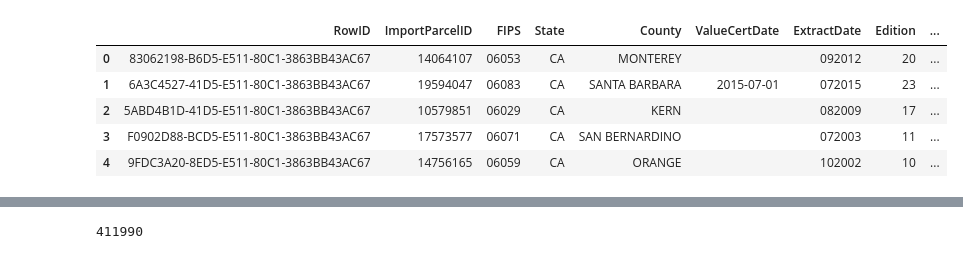
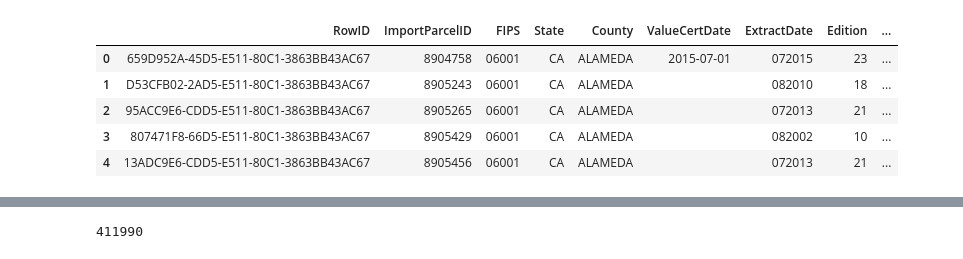
Before and after one commit to brianhtruong/cci_research, a Jupyter notebook: summer_2018/eml_ztrax/Quantifying Tenant Protection.ipynb, the cells around one changed output, grey strips where cells are left out. Saved outputs shown, nothing was run; the diff lists cells and outputs as text; code cells hidden in the pictures.

```diff
--- a/summer_2018/eml_ztrax/Quantifying Tenant Protection.ipynb
+++ b/summer_2018/eml_ztrax/Quantifying Tenant Protection.ipynb
@@ -37,17 +55,18 @@ sqlite_engine.table_names()
 # %%
 # Work on sample table for now. sample contains a Simple Random Sample of main_bldg of size 100,000
 sql_expr = """
-SELECT * FROM sample;
+SELECT * FROM sample
+GROUP BY ImportParcelID;
 """
 sample = pd.read_sql(sql_expr, sqlite_engine)
 sample.head()
 # %% [output]
 |  | RowID | ImportParcelID | FIPS | State | County | ValueCertDate | ExtractDate | Edition | ... |
-| 0 | 83062198-B6D5-E511-80C1-3863BB43AC67 | 14064107 | 06053 | CA | MONTEREY |  | 092012 | 20 | ... |
-| 1 | 6A3C4527-41D5-E511-80C1-3863BB43AC67 | 19594047 | 06083 | CA | SANTA BARBARA | 2015-07-01 | 072015 | 23 | ... |
-| 2 | 5ABD4B1D-41D5-E511-80C1-3863BB43AC67 | 10579851 | 06029 | CA | KERN |  | 082009 | 17 | ... |
-| 3 | F0902D88-BCD5-E511-80C1-3863BB43AC67 | 17573577 | 06071 | CA | SAN BERNARDINO |  | 072003 | 11 | ... |
-| 4 | 9FDC3A20-8ED5-E511-80C1-3863BB43AC67 | 14756165 | 06059 | CA | ORANGE |  | 102002 | 10 | ... |
+| 0 | 659D952A-45D5-E511-80C1-3863BB43AC67 | 8904758 | 06001 | CA | ALAMEDA | 2015-07-01 | 072015 | 23 | ... |
+| 1 | D53CFB02-2AD5-E511-80C1-3863BB43AC67 | 8905243 | 06001 | CA | ALAMEDA |  | 082010 | 18 | ... |
+| 2 | 95ACC9E6-CDD5-E511-80C1-3863BB43AC67 | 8905265 | 06001 | CA | ALAMEDA |  | 072013 | 21 | ... |
+| 3 | 807471F8-66D5-E511-80C1-3863BB43AC67 | 8905429 | 06001 | CA | ALAMEDA |  | 082002 | 10 | ... |
+| 4 | 13ADC9E6-CDD5-E511-80C1-3863BB43AC67 | 8905456 | 06001 | CA | ALAMEDA |  | 072013 | 21 | ... |
 # %%
 # 100000
 len(sample)
```
Also changed, not shown: parts of 28 cells of this notebook.
